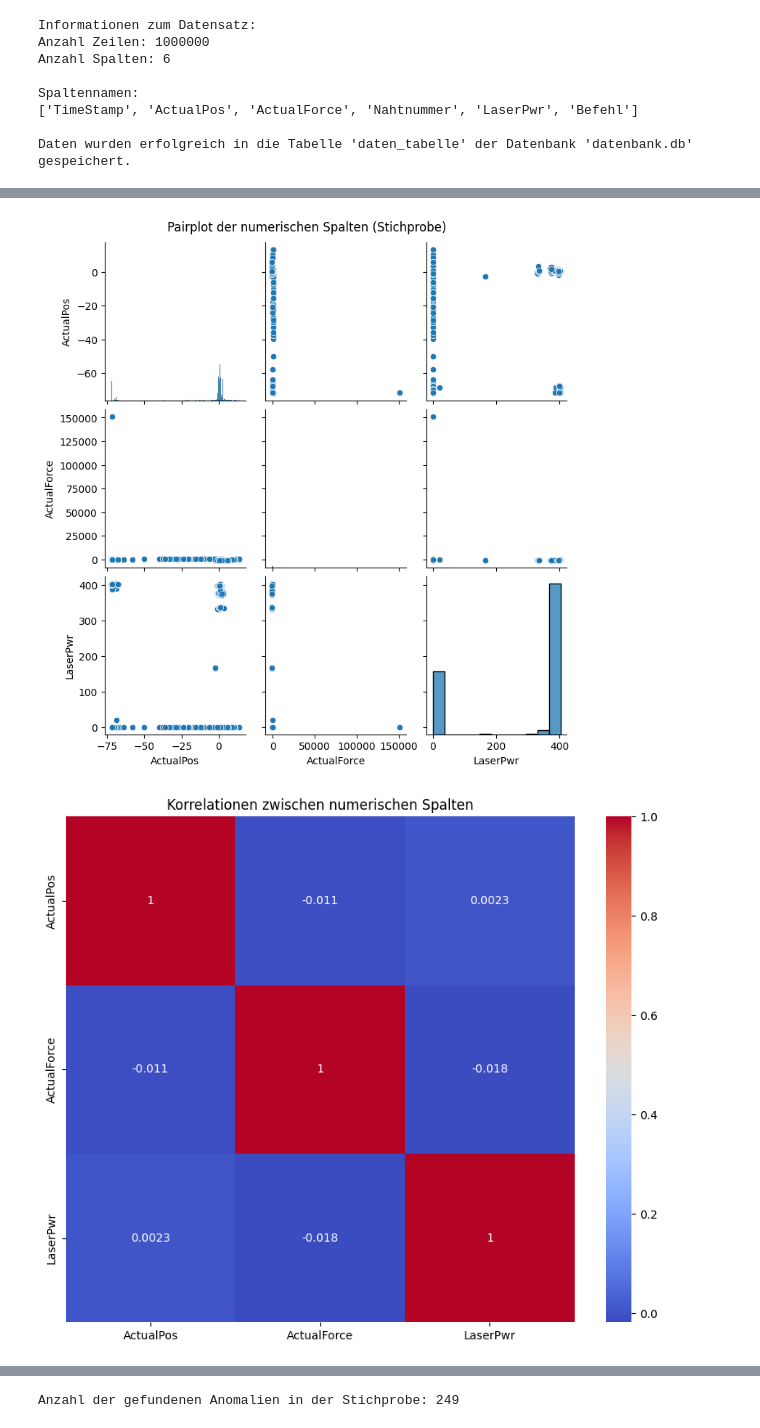
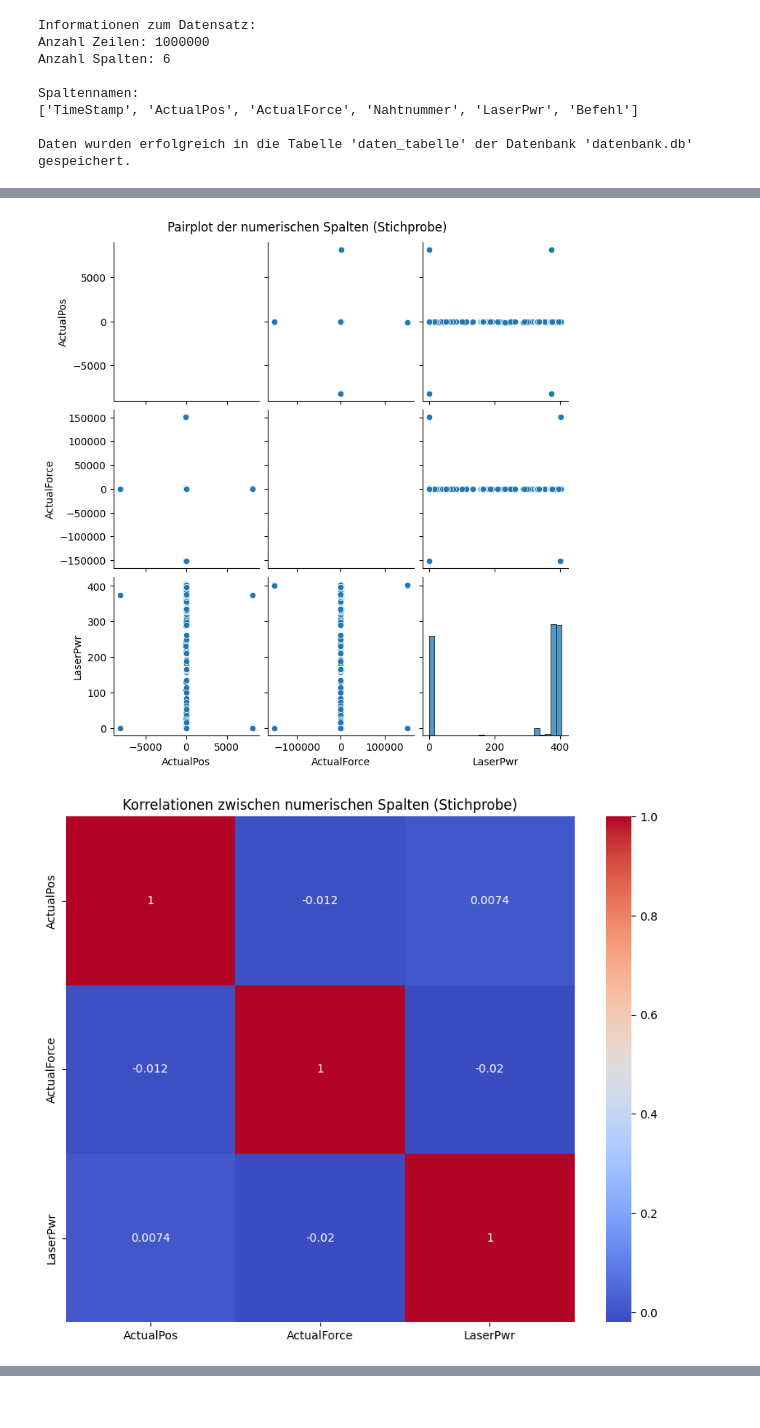
Before and after one commit to jfawer/Data_Mining, a Jupyter notebook: analyse.ipynb, the cells around one changed output, grey strips where cells are left out. Cells and saved outputs as stored; diff of their text form; code cells hidden in the pictures.

Commit message:
Aufbereitung Daten

```diff
--- a/analyse.ipynb
+++ b/analyse.ipynb
@@ -117,70 +128,46 @@ conn = sqlite3.connect('datenbank_clean.db')
 # Tabelle aus der Datenbank lesen
 clean_table_name = 'cleaned_data'
 data = pd.read_sql(f"SELECT * FROM {clean_table_name}", conn)
 
 # Verbindung schließen
 conn.close()
 
 # Prüfen, ob numerische Spalten vorhanden sind
 numerical_columns = data.select_dtypes(include=['float64', 'int64']).columns
 
-# Methode 1: Stichprobe für Visualisierung
-def visualize_sample(data, numerical_columns, sample_size=10000):
+# Stichprobe der Daten nehmen
+sample_data = data.sample(frac=0.1, random_state=42)  # 10% der Daten als Stichprobe
+
+# Methode 1: Visualisierung der Stichprobe
+def visualize_sample_data(sample_data, numerical_columns):
     if len(numerical_columns) > 0:
-        sample_data = data.sample(n=sample_size, random_state=42)
         sns.pairplot(sample_data[numerical_columns])
         plt.suptitle("Pairplot der numerischen Spalten (Stichprobe)", y=1.02)
         plt.show()
     else:
         print("Keine numerischen Spalten für die Visualisierung gefunden.")
 
-# Methode 2: Alternative Visualisierungen
-def alternative_visualizations(data, numerical_columns):
+# Methode 2: Alternative Visualisierungen der Stichprobe
+def alternative_visualizations_sample(sample_data, numerical_columns):
     if len(numerical_columns) > 0:
         # Heatmap der Korrelationen
         plt.figure(figsize=(10, 8))
-        sns.heatmap(data[numerical_columns].corr(), annot=True, cmap='coolwarm')
-        plt.title("Korrelationen zwischen numerischen Spalten")
+        sns.heatmap(sample_data[numerical_columns].corr(), annot=True, cmap='coolwarm')
+        plt.title("Korrelationen zwischen numerischen Spalten (Stichprobe)")
         plt.show()
 
         # Histogramme für numerische Spalten
         for column in numerical_columns:
             plt.figure(figsize=(10, 5))
-            sns.histplot(data[column], bins=30, kde=True)
-            plt.title(f"Histogramm für {column}")
+            sns.histplot(sample_data[column], bins=30, kde=True)
+            plt.title(f"Histogramm für {column} (Stichprobe)")
             plt.show()
     else:
         print("Keine numerischen Spalten für alternative Visualisierungen gefunden.")
 
-# Methode 3: Anomalieerkennung mit Isolation Forest
-def detect_anomalies(data, numerical_columns, sample_size=5000, contamination=0.05):
-    if len(numerical_columns) > 0:
-        # Stichprobe für Anomalieerkennung
-        sample_data = data.sample(n=sample_size, random_state=42)
-
-        # Isolation Forest-Modell trainieren
-        isolation_forest = IsolationForest(contamination=contamination, random_state=42)
-        sample_data['anomaly'] = isolation_forest.fit_predict(sample_data[numerical_columns])
-
-        # Anomalien markieren (-1 = Anomalie, 1 = normal)
-        anomalies = sample_data[sample_data['anomaly'] == -1]
-        print(f"\nAnzahl der gefundenen Anomalien in der Stichprobe: {len(anomalies)}")
-
-        # Scatterplot der Anomalien (falls mindestens zwei numerische Spalten vorhanden sind)
-        if len(numerical_columns) >= 2:
-            plt.figure(figsize=(10, 6))
-            plt.scatter(sample_data[numerical_columns[0]], sample_data[numerical_columns[1]], c=sample_data['anomaly'], cmap='coolwarm')
-            plt.title("Anomalien in der Stichprobe")
-            plt.xlabel(numerical_columns[0])
-            plt.ylabel(numerical_columns[1])
-            plt.show()
-    else:
-        print("Keine numerischen Spalten für die Anomalieerkennung gefunden.")
-
-# Aufruf der Methoden
-visualize_sample(data, numerical_columns, sample_size=1000)
-alternative_visualizations(data, numerical_columns)
-detect_anomalies(data, numerical_columns, sample_size=5000, contamination=0.05)
+# Aufruf der Methoden mit der Stichprobe
+visualize_sample_data(sample_data, numerical_columns)
+alternative_visualizations_sample(sample_data, numerical_columns)
 # %% [output]
-[figure, old version]
+[figure, new version]
-[figure, old version]
+[figure, new version]
@@ -190 +176,0 @@ detect_anomalies(data, numerical_columns, sample_size=5000, contamination=0.05)
-Anzahl der gefundenen Anomalien in der Stichprobe: 249
```
Also changed, not shown: parts of 15 cells of this notebook, 1 other file.
